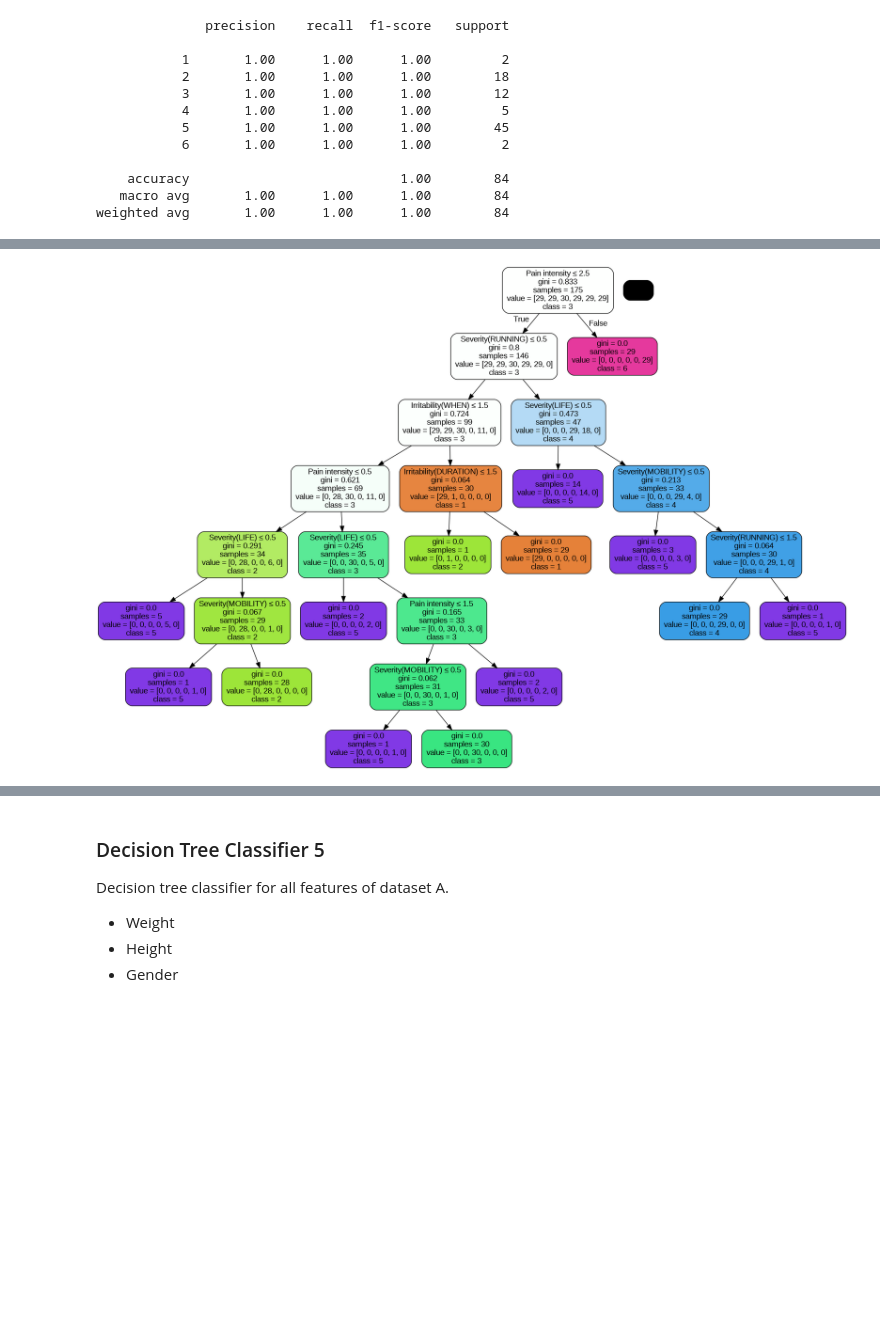
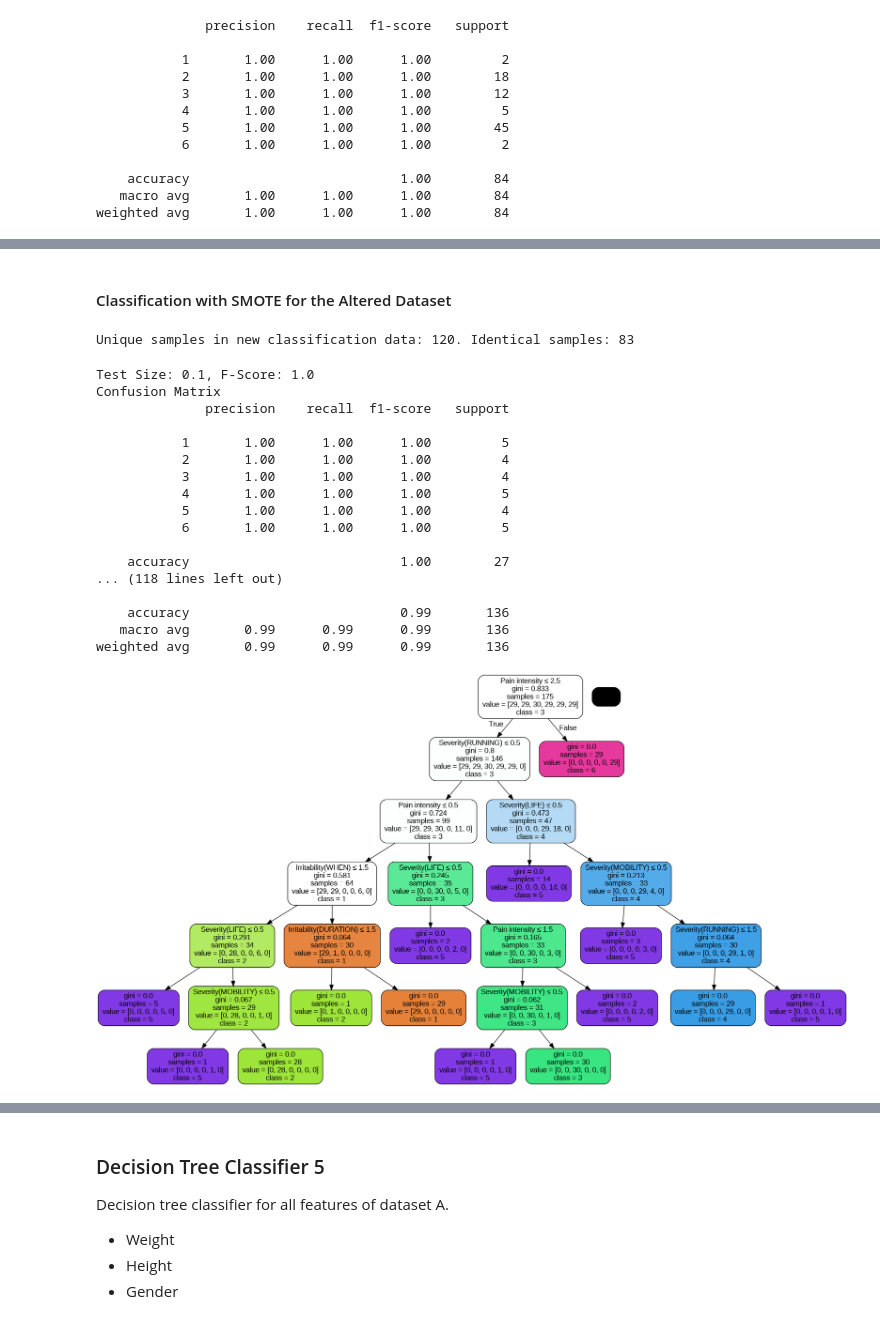
Before and after one commit to GeorgeM2000/Sports-Activity, a Jupyter notebook: Sports_Activity.ipynb, the cells around one changed output, grey strips where cells are left out. Drawn from its saved outputs; the diff is of its cells as text; code cells hidden in the pictures; blank space fills up the shorter version.

```diff
--- a/Sports_Activity.ipynb
+++ b/Sports_Activity.ipynb
@@ -1539,0 +1724,10 @@ weighted avg       0.92      0.91      0.91       136
+# %% [markdown]
+#### Classification with SMOTE for the Altered Dataset
+# %%
+# Resample the altered original dataset
+new_altered_classification_data = classification_data_altered.copy()
+resampled_data = SMOTE().fit_resample(new_altered_classification_data[['Symptom area', 'Pain intensity', 'Irritability(WHEN)', 'Irritability(DURATION)',
+                       'Irritability(INTENSITY)', 'Severity(RUNNING)', 'Severity(LIFE)',
+                       'Severity(MOBILITY)']], new_altered_classification_data['Page'])
+new_altered_classification_data = resampled_data[0]
+new_altered_classification_data['Page'] = resampled_data[1].to_numpy()
@@ -1540,6 +1741,64 @@ weighted avg       0.92      0.91      0.91       136
+# %%
+# Check if there are any identical combinations between the two classifications
+unique_samples = np.unique(new_altered_classification_data.to_numpy(), axis=0).shape[0]
+identical_samples = 0
+for new_sample in np.unique(new_altered_classification_data.to_numpy(), axis=0):
+  for original_sample in np.unique(classification_data_altered.to_numpy(), axis=0):
+    if (new_sample == original_sample).all():
+      identical_samples += 1
+      break
+
+print(f'Unique samples in new classification data: {unique_samples}. Identical samples: {identical_samples}')
+# %% [output]
+Unique samples in new classification data: 120. Identical samples: 83
+# %%
+# Testing for the SMOTE resampled altered dataset
+
+model_score = {}
+for perc_value in list(np.arange(0.1, 0.55, 0.05)):
+  train, test = train_test_split(new_altered_classification_data, test_size=perc_value, random_state=1, stratify=new_altered_classification_data.Page)
+
+  # Create Decision Tree classifer object
+  clf = DecisionTreeClassifier()
+
+  # Train Decision Tree Classifer
+  clf = clf.fit(train[['Symptom area', 'Pain intensity', 'Irritability(WHEN)', 'Irritability(DURATION)',
+                       'Irritability(INTENSITY)', 'Severity(RUNNING)', 'Severity(LIFE)',
+                       'Severity(MOBILITY)']], train['Page'])
+
+  # Predict the response for test dataset
+  y_pred = clf.predict(test[['Symptom area', 'Pain intensity', 'Irritability(WHEN)', 'Irritability(DURATION)',
+                       'Irritability(INTENSITY)', 'Severity(RUNNING)', 'Severity(LIFE)',
+                       'Severity(MOBILITY)']])
+
+  f_score = f1_score(test['Page'], y_pred, average='weighted')
+
+  model_score[round(perc_value,2)] = [f_score, clf]
+
+  print(f'Test Size: {round(perc_value,2)}, F-Score: {f_score}')
+  print('Confusion Matrix')
+  print(classification_report(test['Page'], y_pred, zero_division=0))
+# %% [output]
+Test Size: 0.1, F-Score: 1.0
+Confusion Matrix
+              precision    recall  f1-score   support
+
+           1       1.00      1.00      1.00         5
+           2       1.00      1.00      1.00         4
+           3       1.00      1.00      1.00         4
+           4       1.00      1.00      1.00         5
+           5       1.00      1.00      1.00         4
+           6       1.00      1.00      1.00         5
+
+    accuracy                           1.00        27
+... (118 lines left out)
+
+    accuracy                           0.99       136
+   macro avg       0.99      0.99      0.99       136
+weighted avg       0.99      0.99      0.99       136
 # %%
-Image(show_decision_tree_classifier(model_score[0.35][1], ['Pain intensity', 'Irritability(WHEN)', 'Irritability(DURATION)',
+Image(show_decision_tree_classifier(model_score[0.35][1], ['Symptom area','Pain intensity', 'Irritability(WHEN)', 'Irritability(DURATION)',
                        'Irritability(INTENSITY)', 'Severity(RUNNING)', 'Severity(LIFE)',
                        'Severity(MOBILITY)']).create_png())
 # %% [output]
-[figure, old version]
+[figure, new version]
```
Also changed, not shown: parts of 21 cells of this notebook.
